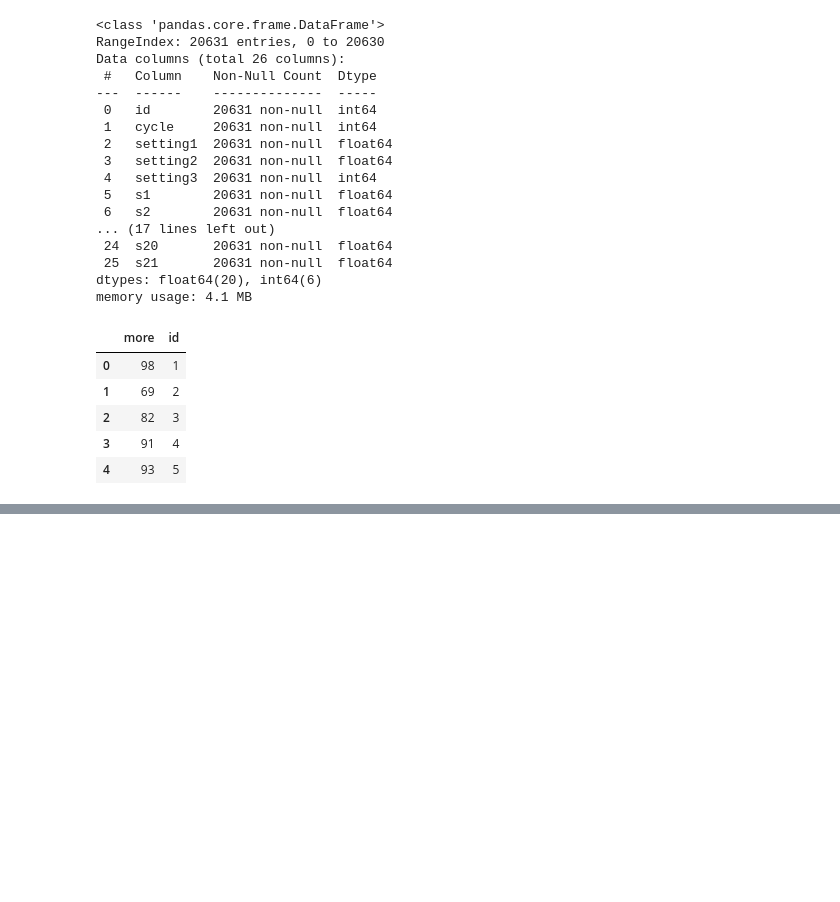
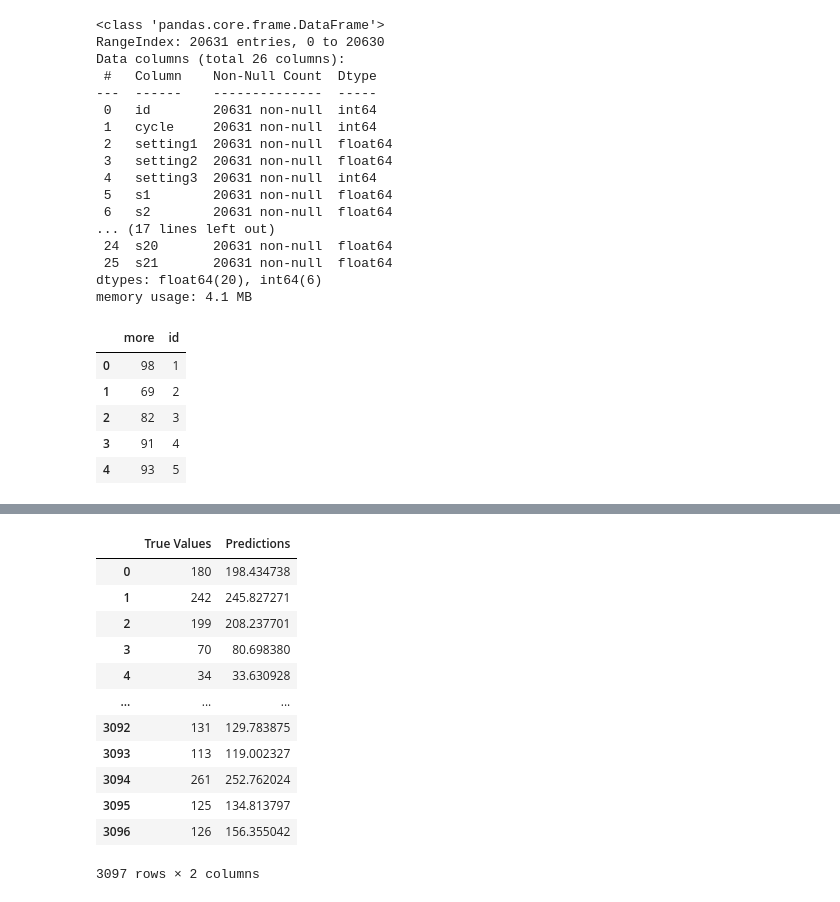
Before and after one commit to pxndey/engine_RUL, a Jupyter notebook: aircraft-engine.ipynb, the cells around one changed output, grey strips where cells are left out. Drawn from its saved outputs; the diff is of its cells as text; code cells hidden in the pictures; blank space fills up the shorter version.

```diff
--- a/aircraft-engine.ipynb
+++ b/aircraft-engine.ipynb
@@ -373,0 +191,16 @@ print(rmse)
+# %%
+results
+# %% [output]
+|  | True Values | Predictions |
+| 0 | 180 | 198.434738 |
+| 1 | 242 | 245.827271 |
+| 2 | 199 | 208.237701 |
+| 3 | 70 | 80.698380 |
+| 4 | 34 | 33.630928 |
+| ... | ... | ... |
+| 3092 | 131 | 129.783875 |
+| 3093 | 113 | 119.002327 |
+| 3094 | 261 | 252.762024 |
+| 3095 | 125 | 134.813797 |
+| 3096 | 126 | 156.355042 |
+3097 rows × 2 columns
```
Also changed, not shown: parts of 64 cells of this notebook.
